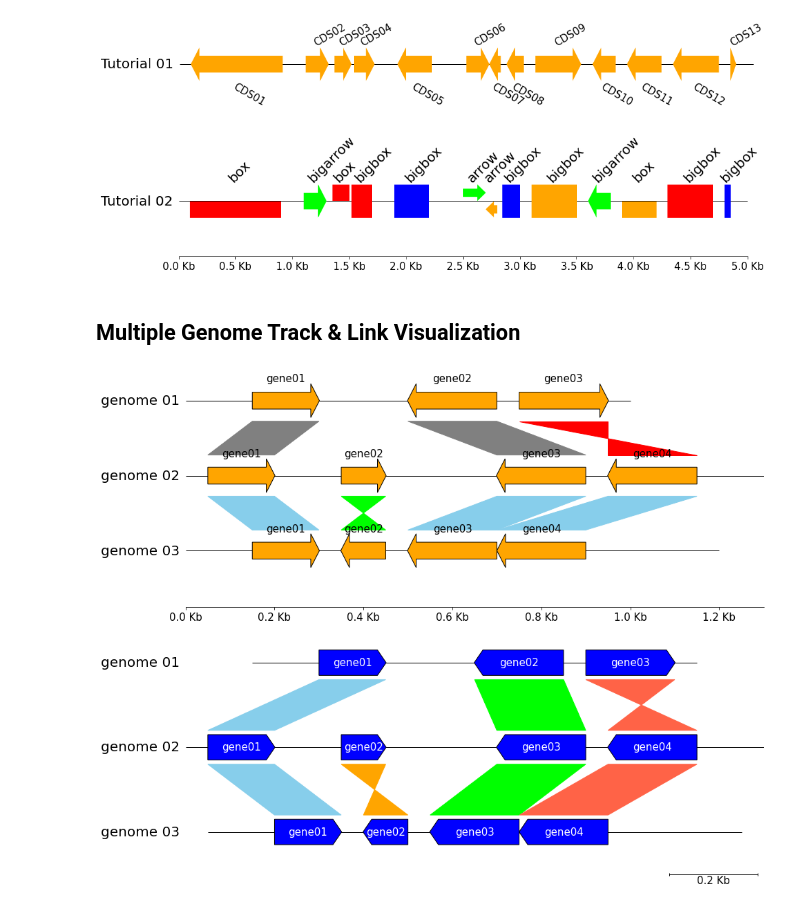
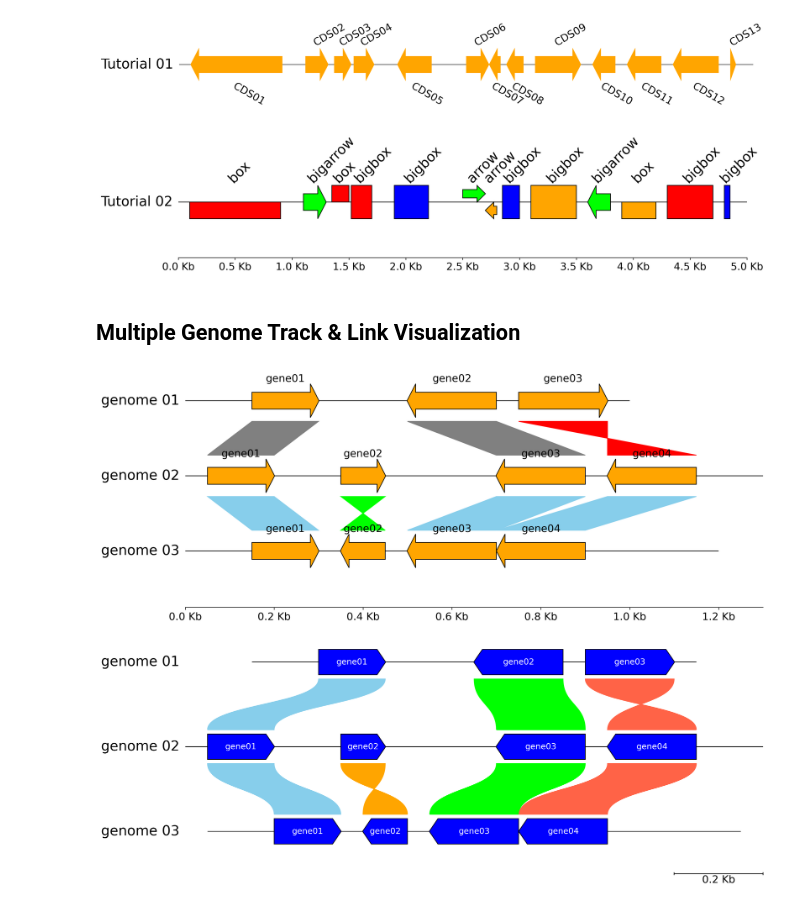
Before and after one commit to moshi4/pyGenomeViz, a Jupyter notebook: example/tutorial.ipynb, the cells around one changed output. Cells and saved outputs as stored; diff of their text form; code cells hidden in the pictures.

```diff
--- a/example/tutorial.ipynb
+++ b/example/tutorial.ipynb
@@ -18,38 +25,38 @@ fig = gv.plotfig()
 # %%
 from pygenomeviz import GenomeViz
 import random
 
 random.seed(0)
 
 name, genome_size = "Tutorial 02", 5000
 cds_list = ((100, 900, -1), (1100, 1300, 1), (1350, 1500, 1), (1520, 1700, 1), (1900, 2200, -1), (2500, 2700, 1), (2700, 2800, -1), (2850, 3000, -1), (3100, 3500, 1), (3600, 3800, -1), (3900, 4200, -1), (4300, 4700, -1), (4800, 4850, 1))
 
 gv = GenomeViz(tick_style="axis")
 track = gv.add_feature_track(name, genome_size)
 
 plotstyles = ("bigarrow", "arrow", "bigbox", "box")
 colors = ("orange", "blue", "lime", "red")
 for idx, cds in enumerate(cds_list, 1):
     start, end, strand = cds
     # Random choice 'plotstyle' & 'color'
-    plotstyle = random.choice(plotstyles)
-    color = random.choice(colors)
-    # User can setting various parameters
+    plotstyle, color = random.choice(plotstyles), random.choice(colors)
+    # User can setting various parameters of features to be plotted
     track.add_feature(
         start,
         end,
         strand,
         label=plotstyle,
         labelsize=20,
         facecolor=color,
         plotstyle=plotstyle,
         labelvpos="top",
         labelrotation=45,
-        linewidth=0,
+        linewidth=1,
     )
+
 fig = gv.plotfig()
 # %% [output]
-[figure, old version]
+[figure, new version]
 # %% [markdown]
 ## Multiple Genome Track & Link Visualization
 # %%
@@ -91,7 +98,7 @@ gv.add_link(("genome 03", 701, 900), ("genome 02", 950, 1150), normal_color="sky
 
 fig = gv.plotfig()
 # %% [output]
-[figure, old version]
+[figure, new version]
 # %%
 from pygenomeviz import GenomeViz
 
@@ -102,6 +109,7 @@ genome_list = (
 )
 
 gv = GenomeViz(
+    fig_track_height=1.0,
     feature_track_ratio=0.5,
     link_track_ratio=1.0,
     tick_track_ratio=0.5,
@@ -119,6 +127,7 @@ for genome in genome_list:
             end,
             strand,
             label=f"gene{idx:02d}",
+            labelsize=12,
             labelcolor="white",
             labelrotation=0,
             labelvpos="center",
@@ -129,15 +138,15 @@ for genome in genome_list:
         )
 
 # Add link between "genome 01" and "genome 02"
-gv.add_link(("genome 01", 150, 300), ("genome 02", 50, 200), normal_color="skyblue")
-gv.add_link(("genome 01", 500, 700), ("genome 02", 700, 900), normal_color="lime")
-gv.add_link(("genome 01", 750, 950), ("genome 02", 1150, 950), inverted_color="tomato")
+gv.add_link(("genome 01", 150, 300), ("genome 02", 50, 200), normal_color="skyblue", curve=True)
+gv.add_link(("genome 01", 500, 700), ("genome 02", 700, 900), normal_color="lime", curve=True)
+gv.add_link(("genome 01", 750, 950), ("genome 02", 1150, 950), inverted_color="tomato", curve=True)
 # Add link between "genome 02" and "genome 03"
-gv.add_link(("genome 02", 50, 200), ("genome 03", 150, 300), normal_color="skyblue")
-gv.add_link(("genome 02", 350, 450), ("genome 03", 450, 350), inverted_color="orange")
-gv.add_link(("genome 02", 700, 900), ("genome 03", 500, 700), normal_color="lime")
-gv.add_link(("genome 03", 701, 900), ("genome 02", 950, 1150), normal_color="tomato")
+gv.add_link(("genome 02", 50, 200), ("genome 03", 150, 300), normal_color="skyblue", curve=True)
+gv.add_link(("genome 02", 350, 450), ("genome 03", 450, 350), inverted_color="orange", curve=True)
+gv.add_link(("genome 02", 700, 900), ("genome 03", 500, 700), normal_color="lime", curve=True)
+gv.add_link(("genome 03", 701, 900), ("genome 02", 950, 1150), normal_color="tomato", curve=True)
 
 fig = gv.plotfig()
 # %% [output]
-[figure, old version]
+[figure, new version]
```
Also changed, not shown: parts of 3 cells of this notebook.
